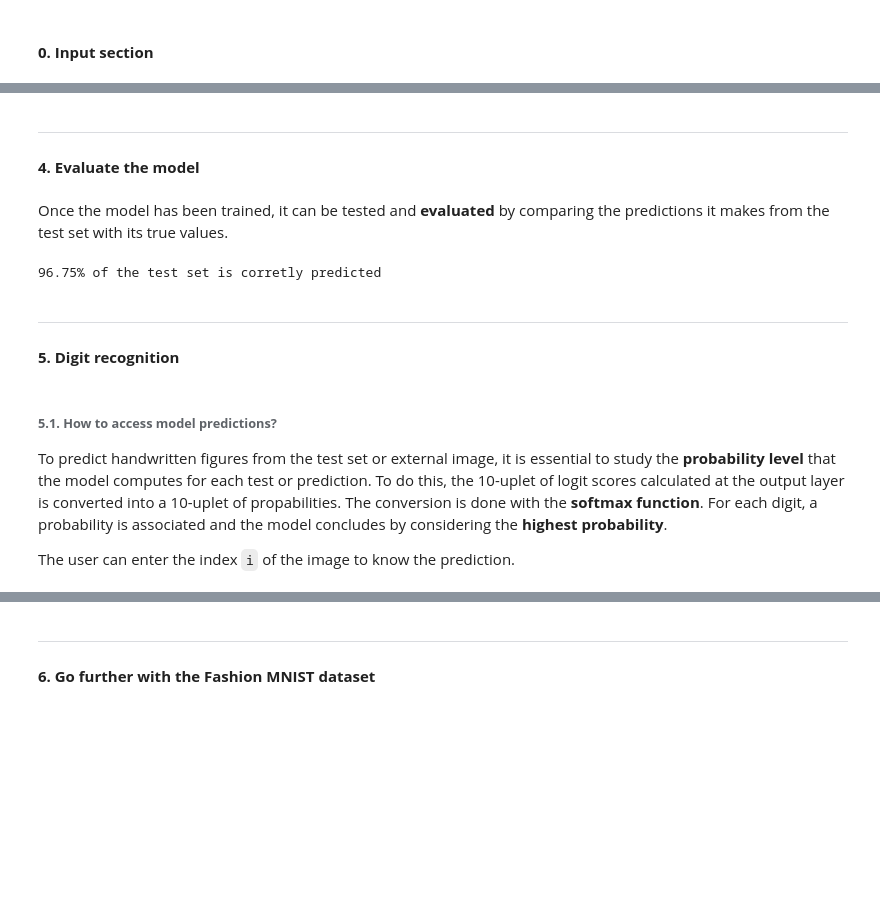
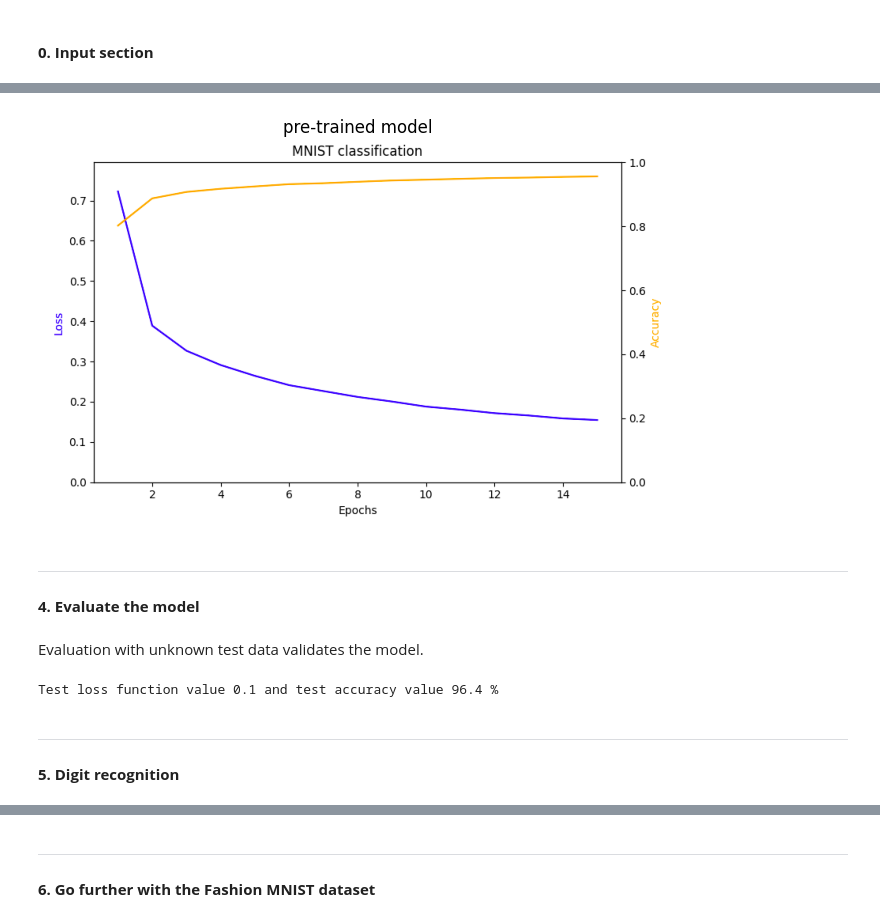
Before and after one commit to Benjamin-morel/TensorFlow, a Jupyter notebook: 01_classification_image.ipynb, the cells around one changed output, grey strips where cells are left out. Drawn from its saved outputs; the diff is of its cells as text; code cells hidden in the pictures; blank space fills up the shorter version.

Commit message:
Image classification

```diff
--- a/01_classification_image.ipynb
+++ b/01_classification_image.ipynb
@@ -103,2 +77,16 @@ def show_evolution(history, val):
+# %%
+# Function 2: plot the accuracy obtained from one dataset at each epoch
+def plot_evolution(history):
+  loss_train = history.history["loss"]
+  acc_train= history.history["accuracy"]
+  epochs = range(1, len(acc_train) + 1)
+
+  fig, ax1 = plt.subplots(figsize=(8, 5))
+  ax2 = ax1.twinx()
+  ax1.plot(epochs, loss_train, label='Loss', color='blue')
+  ax2.plot(epochs, acc_train, label='Accuracy', color='orange')
+  ax1.set_xlabel('Epochs'), ax1.set_ylabel('Loss', color="blue"), ax2.set_ylabel('Accuracy', color="orange")
+  ax1.set_ylim([0, max(loss_train)*1.1]), ax2.set_ylim([0, 1]), plt.title("MNIST classification")
+  plt.tight_layout()
 # %%
 # Function 3: plot the probability computed by the model for each output
@@ -157,13 +176,14 @@ The neural network is **ajusted** and **optimized** the thousands of parameters
 # %%
 def create_model():
-  DR = 0.2
+  DR = 0.2 # according to [4]
   model = tf.keras.models.Sequential()
-  model.add(tf.keras.layers.Flatten(input_shape=(28, 28))) # input layer
-  model.add(tf.keras.layers.Dense(128, activation='relu')) # hidden layer
+  model.add(tf.keras.layers.Flatten(input_shape=(28, 28))) # (28, 28) --> (784, 1)
+  model.add(tf.keras.layers.Dense(128, activation='relu'))
   model.add(tf.keras.layers.Dropout(DR))
-  model.add(tf.keras.layers.Dense(10)) # output (or classification) layer
+  model.add(tf.keras.layers.Dense(10)) # output = score vector
+  model.add(tf.keras.layers.Softmax()) # logits --> probability
 
-  loss_fn = tf.keras.losses.SparseCategoricalCrossentropy(from_logits=True) # loss or error function
-  model.compile(optimizer="sgd", loss=loss_fn, metrics=['accuracy']) # use a gradient descent algorithm to minimize the loss function
+  loss_fn = tf.keras.losses.SparseCategoricalCrossentropy(from_logits=False) # loss function (outputs are not logits but proba)
+  model.compile(optimizer="sgd", loss=loss_fn, metrics=['accuracy'])
 
   return model
@@ -217,6 +196,7 @@ The `fit` function is used to compute the weights. Calculations are performed us
 # %%
 if training_phase == 'Yes':
-  history = model_MNIST.fit(x_train, y_train, batch_size=32, epochs=15, callbacks=[cp_callback], verbose=1) # save weights in callback
+  history = model_MNIST.fit(x_train, y_train, batch_size=32, epochs=15, verbose=1)
+  model_MNIST.save("01_classification_image_digit.keras", include_optimizer=False) # save weights + architecture
 else:
   results_MNIST, model_MNIST, model_MNIST_fashion = get_github_files()
 # %% [output]
@@ -239,25 +210,29 @@ else:
+# %%
+if training_phase == 'Yes':
+  plot_evolution(history)
+else:
+  plt.figure(figsize=(8, 5))
+  plt.imshow(results_MNIST)
+  plt.title("pre-trained model"), plt.axis("off")
+  plt.show()
+# %% [output]
+[figure, added]
 # %% [markdown]
 
 ---
 
 
 #### **4. Evaluate the model**
-# %% [markdown]
-Once the model has been trained, it can be tested and **evaluated** by comparing the predictions it makes from the test set with its true values.
+# %% [markdown]
+Evaluation with unknown test data validates the model.
 # %%
-test_loss, test_acc = model_MNIST.evaluate(x_test,  y_test, verbose=0) # give the loss function value (minimum reached by SGD) and accuracy for the test set
-print(f"""{round(100*test_acc, 3)}% of the test set is corretly predicted""")
+test_loss, test_acc = model_MNIST.evaluate(x_test,  y_test, verbose=0)
+print("Test loss function value %0.1f and test accuracy value %0.1f %%" %(test_loss, 100*test_acc))
 # %% [output]
-96.75% of the test set is corretly predicted
+Test loss function value 0.1 and test accuracy value 96.4 %
 # %% [markdown]
 
 ---
 
 
 #### **5. Digit recognition**
-# %% [markdown]
-###### **5.1. How to access model predictions?**
-
-To predict handwritten figures from the test set or external image, it is essential to study the **probability level** that the model computes for each test or prediction. To do this, the 10-uplet of logit scores calculated at the output layer is converted into a 10-uplet of propabilities. The conversion is done with the **softmax function**. For each digit, a probability is associated and the model concludes by considering the **highest probability**.
-
-The user can enter the index `i` of the image to know the prediction.
```
Also changed, not shown: parts of 73 cells of this notebook.
